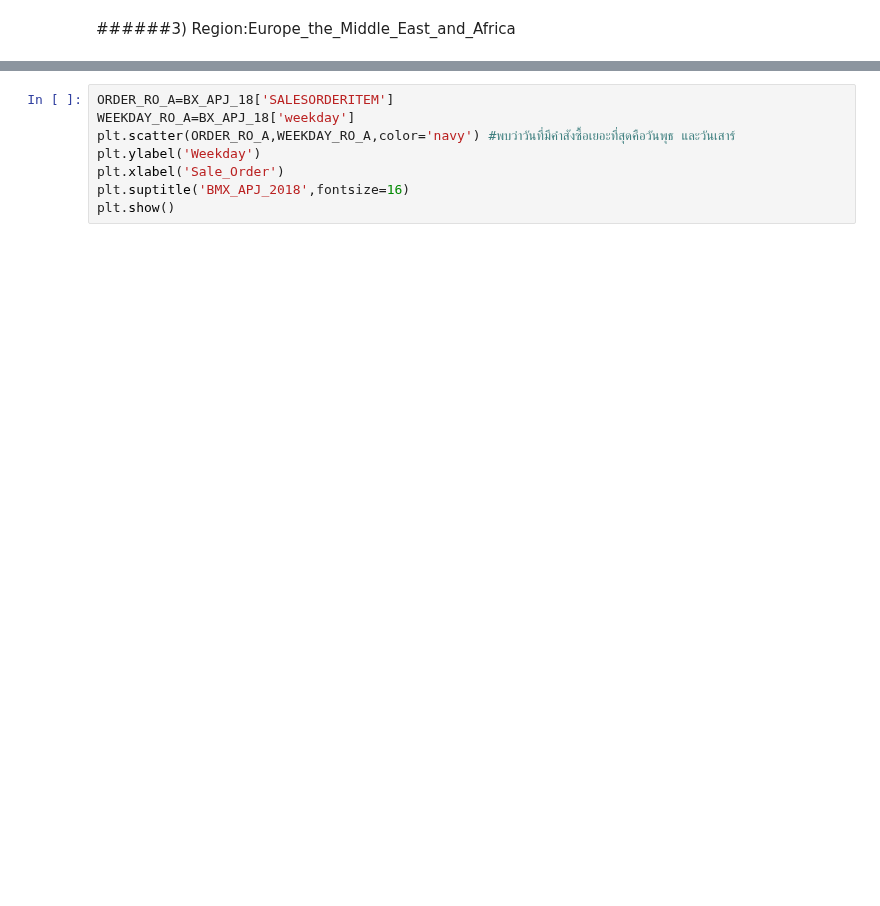
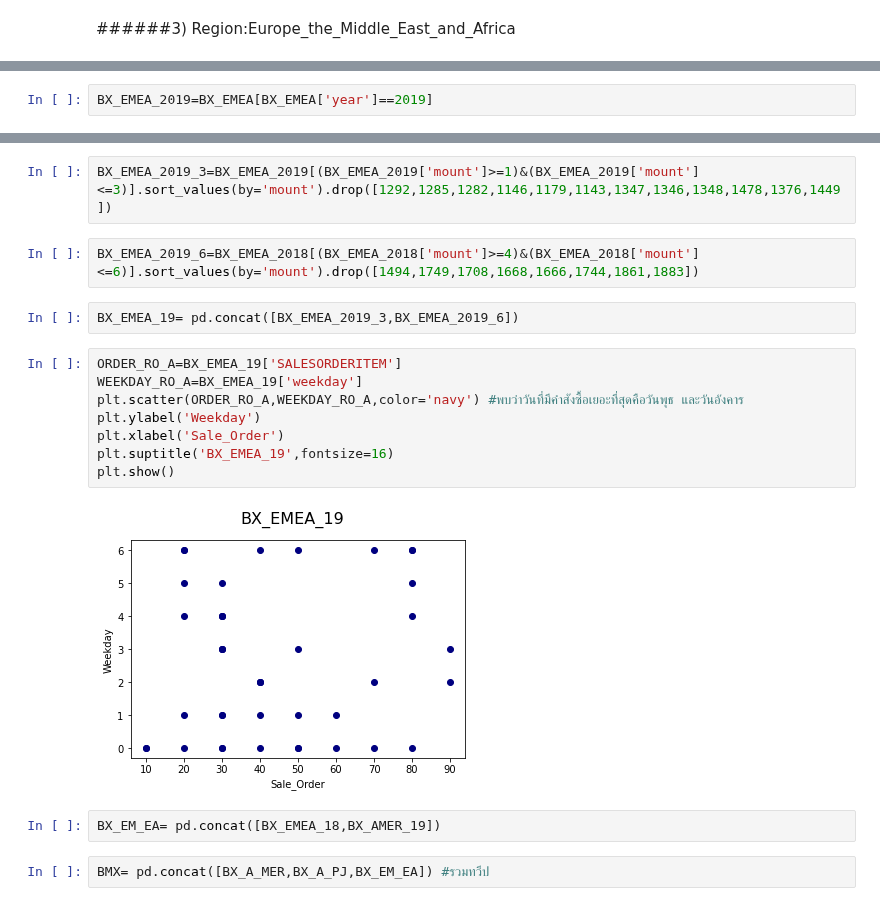
Before and after one commit to nicha0524/DPDM2021, a Jupyter notebook: Untitled11.ipynb, the cells around one changed output, grey strips where cells are left out. Drawn from its saved outputs; the diff is of its cells as text; blank space fills up the shorter version.

```diff
--- a/Untitled11.ipynb
+++ b/Untitled11.ipynb
@@ -531,0 +562,2 @@ plt.show()
+# %%
+BX_EMEA_2019=BX_EMEA[BX_EMEA['year']==2019]
@@ -532,8 +568,20 @@ plt.show()
+# %%
+BX_EMEA_2019_3=BX_EMEA_2019[(BX_EMEA_2019['mount']>=1)&(BX_EMEA_2019['mount']<=3)].sort_values(by='mount').drop([1292,1285,1282,1146,1179,1143,1347,1346,1348,1478,1376,1449])
+# %%
+BX_EMEA_2019_6=BX_EMEA_2018[(BX_EMEA_2018['mount']>=4)&(BX_EMEA_2018['mount']<=6)].sort_values(by='mount').drop([1494,1749,1708,1668,1666,1744,1861,1883])
+# %%
+BX_EMEA_19= pd.concat([BX_EMEA_2019_3,BX_EMEA_2019_6])
 # %%
-ORDER_RO_A=BX_APJ_18['SALESORDERITEM']
-WEEKDAY_RO_A=BX_APJ_18['weekday']
-plt.scatter(ORDER_RO_A,WEEKDAY_RO_A,color='navy') #พบว่าวันที่มีคำสังซื้อเยอะที่สุดคือวันพุธ และวันเสาร์
+ORDER_RO_A=BX_EMEA_19['SALESORDERITEM']
+WEEKDAY_RO_A=BX_EMEA_19['weekday']
+plt.scatter(ORDER_RO_A,WEEKDAY_RO_A,color='navy') #พบว่าวันที่มีคำสังซื้อเยอะที่สุดคือวันพุธ และวันอังคาร
 plt.ylabel('Weekday')
 plt.xlabel('Sale_Order')
-plt.suptitle('BMX_APJ_2018',fontsize=16)
+plt.suptitle('BX_EMEA_19',fontsize=16)
 plt.show()
+# %% [output]
+[figure, added]
+# %%
+BX_EM_EA= pd.concat([BX_EMEA_18,BX_AMER_19])
+# %%
+BMX= pd.concat([BX_A_MER,BX_A_PJ,BX_EM_EA]) #รวมทวีป
```
Also changed, not shown: parts of 57 cells of this notebook.
